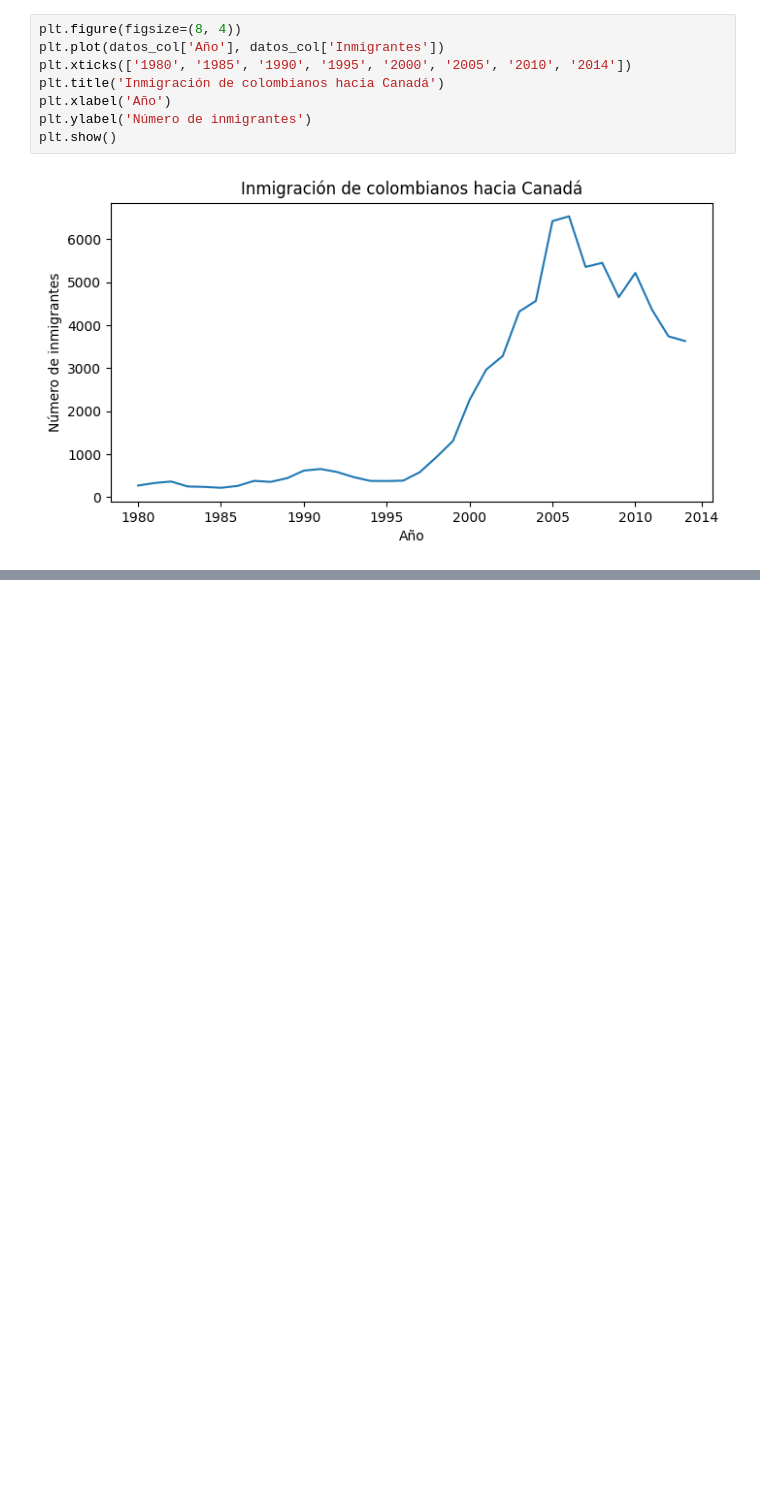
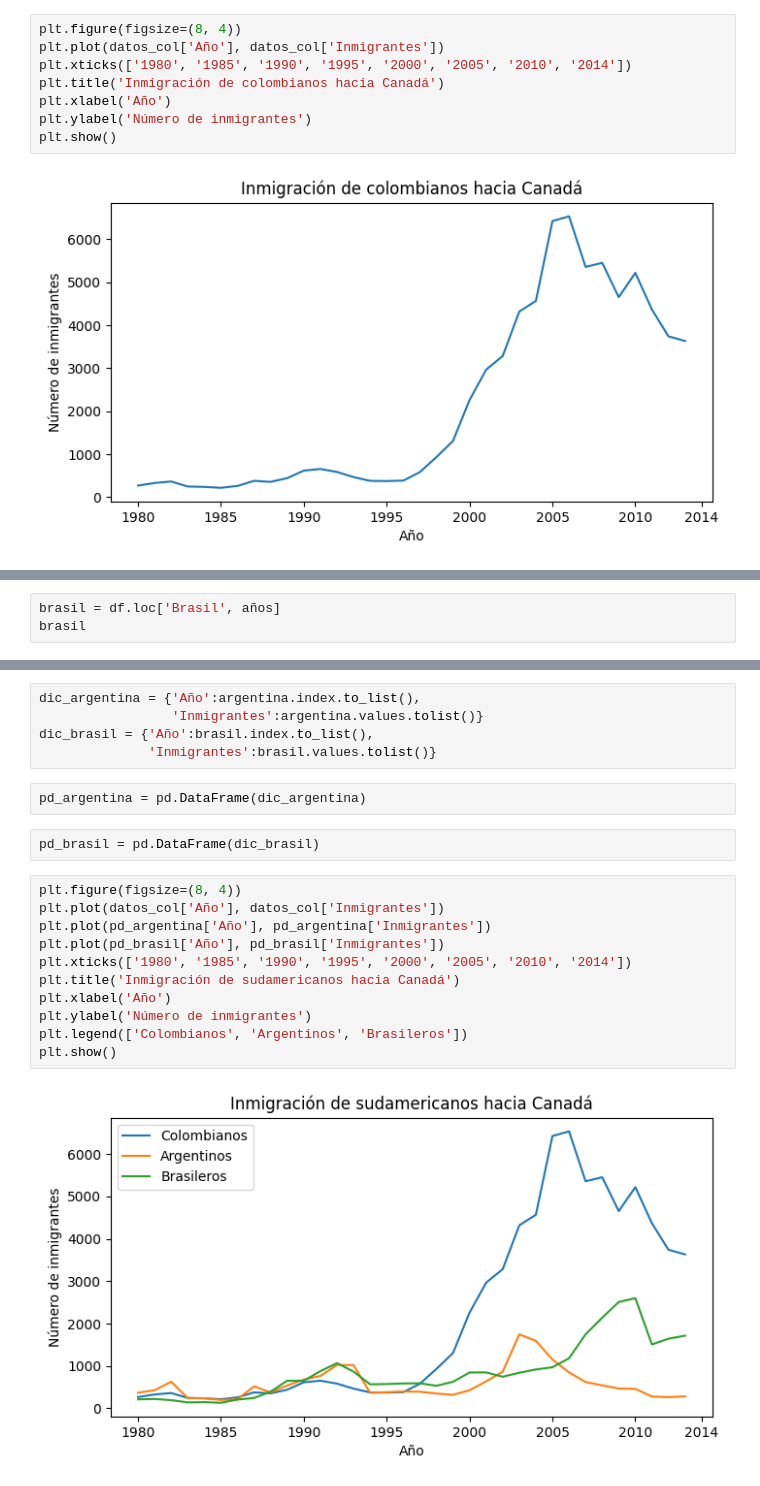
Before and after one commit to betuka1007/Ventas-de-cliente-Alura, a Jupyter notebook: Visualización_de_datos_con_Python.ipynb, the cells around one changed output, grey strips where cells are left out. Saved outputs shown, nothing was run; the diff lists cells and outputs as text; blank space fills up the shorter version.

```diff
--- a/Visualización_de_datos_con_Python.ipynb
+++ b/Visualización_de_datos_con_Python.ipynb
@@ -162,0 +185,3 @@ plt.show()
+# %%
+brasil = df.loc['Brasil', años]
+brasil
@@ -162,0 +207,22 @@ plt.show()
+# %%
+dic_argentina = {'Año':argentina.index.to_list(),
+                 'Inmigrantes':argentina.values.tolist()}
+dic_brasil = {'Año':brasil.index.to_list(),
+              'Inmigrantes':brasil.values.tolist()}
+# %%
+pd_argentina = pd.DataFrame(dic_argentina)
+# %%
+pd_brasil = pd.DataFrame(dic_brasil)
+# %%
+plt.figure(figsize=(8, 4))
+plt.plot(datos_col['Año'], datos_col['Inmigrantes'])
+plt.plot(pd_argentina['Año'], pd_argentina['Inmigrantes'])
+plt.plot(pd_brasil['Año'], pd_brasil['Inmigrantes'])
+plt.xticks(['1980', '1985', '1990', '1995', '2000', '2005', '2010', '2014'])
+plt.title('Inmigración de sudamericanos hacia Canadá')
+plt.xlabel('Año')
+plt.ylabel('Número de inmigrantes')
+plt.legend(['Colombianos', 'Argentinos', 'Brasileros'])
+plt.show()
+# %% [output]
+[figure, added]
```
Also changed, not shown: parts of 2 cells of this notebook.
